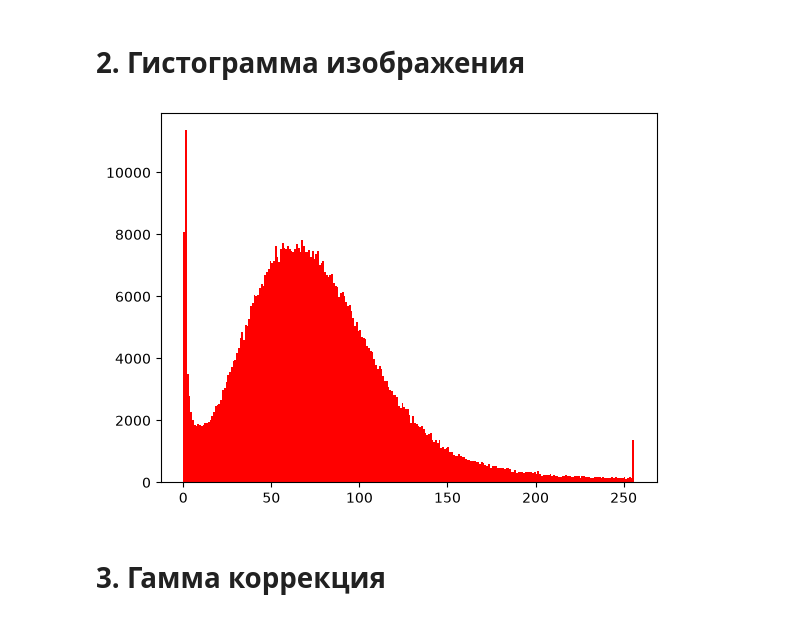
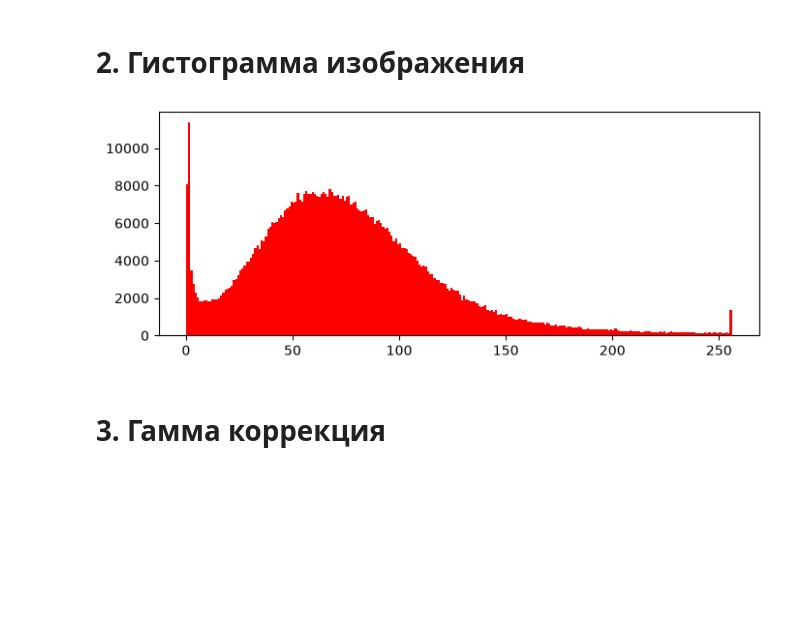
Before and after one commit to Daemos17/Image_Processing, a Jupyter notebook: Task 1/Solution1.ipynb, the cells around one changed output. Cells and saved outputs as stored; diff of their text form; code cells hidden in the pictures; blank space fills up the shorter version.

```diff
--- a/Task 1/Solution1.ipynb
+++ b/Task 1/Solution1.ipynb
@@ -24,10 +24,11 @@ plt.imshow(image)
 # %% [markdown]
 <h1>2. Гистограмма изображения</h1>
 # %%
+plt.figure(figsize=(8, 3))
 plt.hist(image.ravel(), bins=256, range = [0, 256], color = 'red')
 plt.show()
 # %% [output]
-[figure, old version]
+[figure, new version]
 # %% [markdown]
 <h1>3. Гамма коррекция</h1>
 # %%
```
Also changed, not shown: parts of 7 cells of this notebook.
